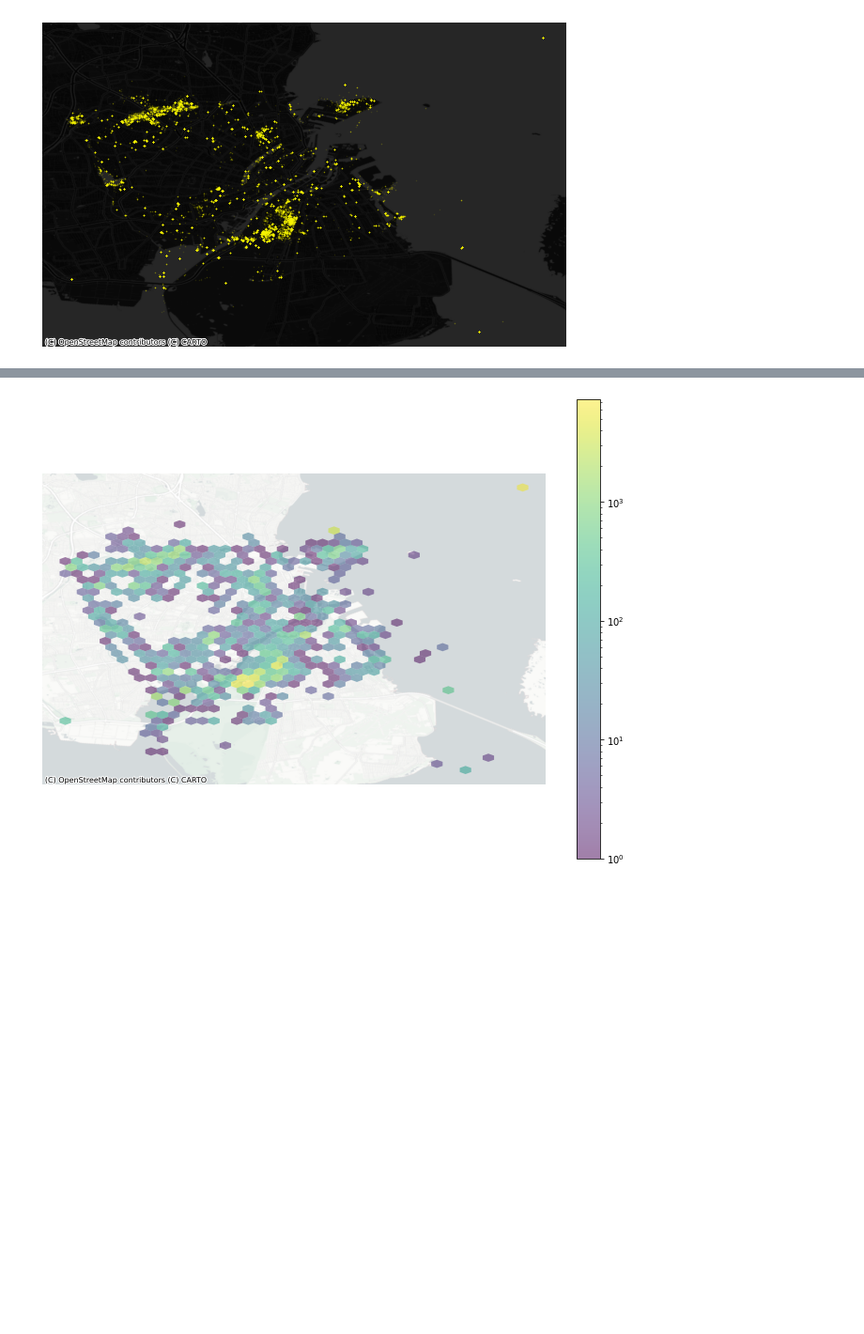
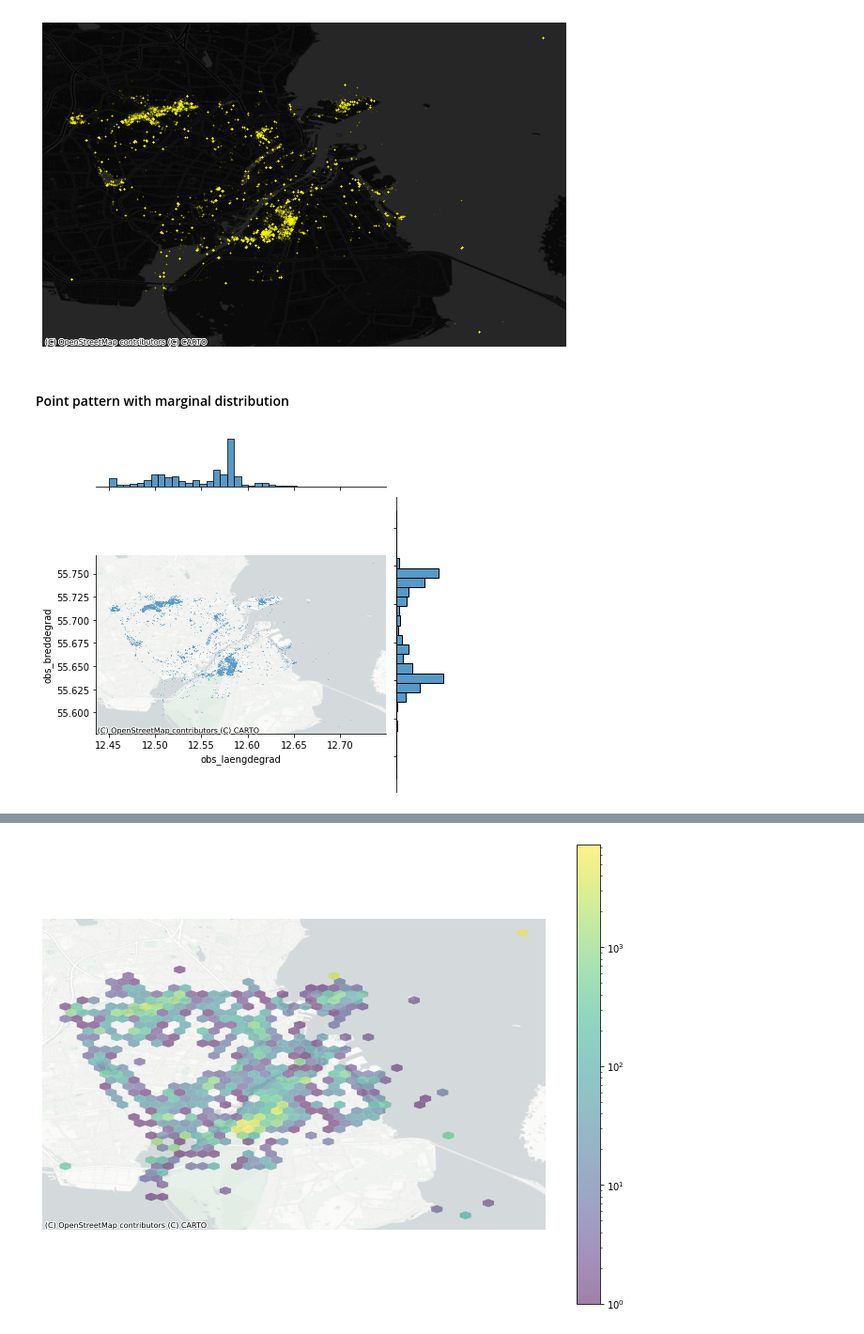
Before and after one commit to Marcus-Friis/geospatial-exam, a Jupyter notebook: notebooks/birds.ipynb, the cells around one changed output, grey strips where cells are left out. Shown at 94% size. Drawn from its saved outputs; the diff is of its cells as text; code cells hidden in the pictures; blank space fills up the shorter version.

```diff
--- a/notebooks/birds.ipynb
+++ b/notebooks/birds.ipynb
@@ -44,3 +48,16 @@ cx.add_basemap(source=cx.providers.CartoDB.DarkMatterNoLabels, crs=gdf.crs, ax=a
 ax.set_axis_off()
 # %% [output]
 [figure]
+# %% [markdown]
+#### Point pattern with marginal distribution
+# %%
+joint_axes = sns.jointplot(
+    x='obs_laengdegrad', y='obs_breddegrad', data=gdf, s=0.5
+)
+cx.add_basemap(
+    joint_axes.ax_joint,
+    crs="EPSG:4326",
+    source=cx.providers.CartoDB.PositronNoLabels
+);
+# %% [output]
+[figure, added]
```
Also changed, not shown: parts of 21 cells of this notebook, 11 other files.
